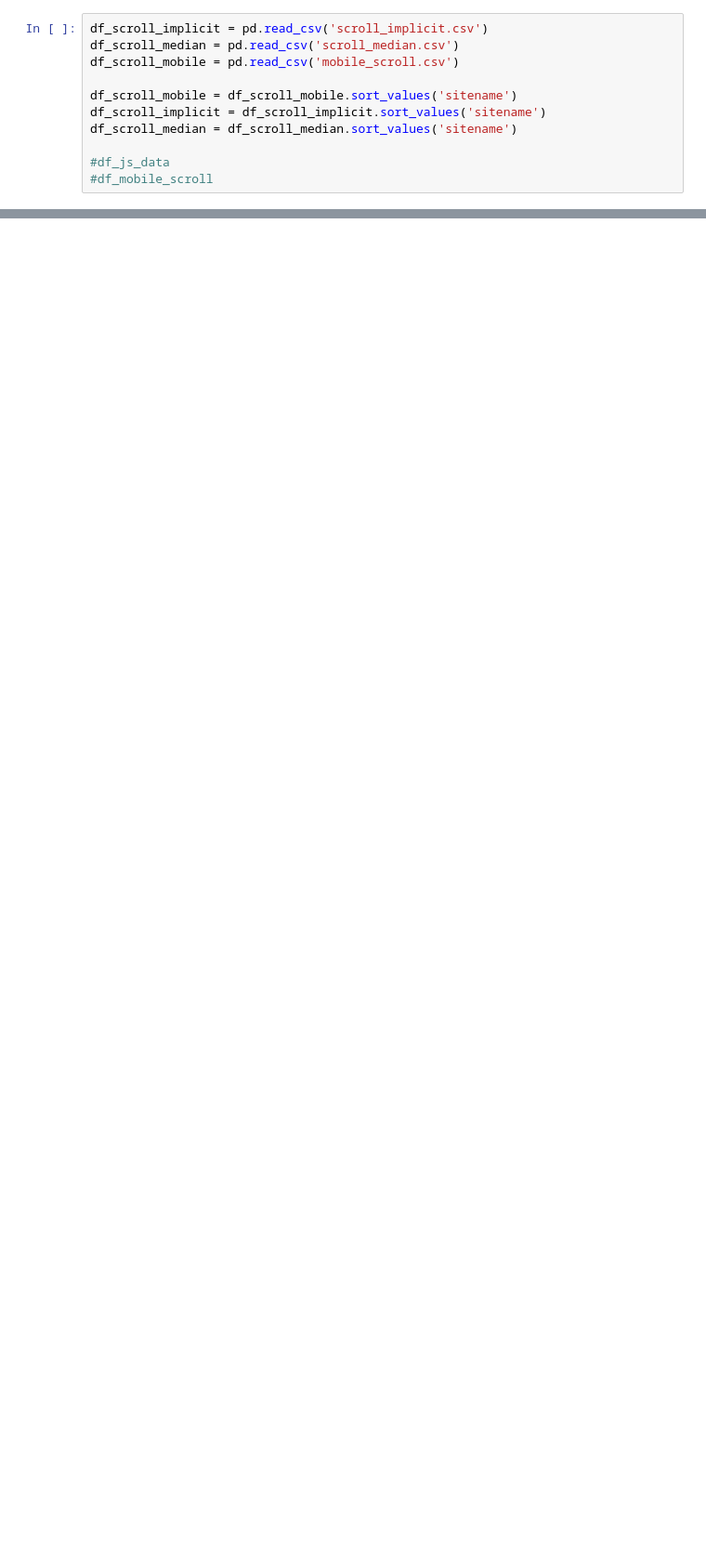
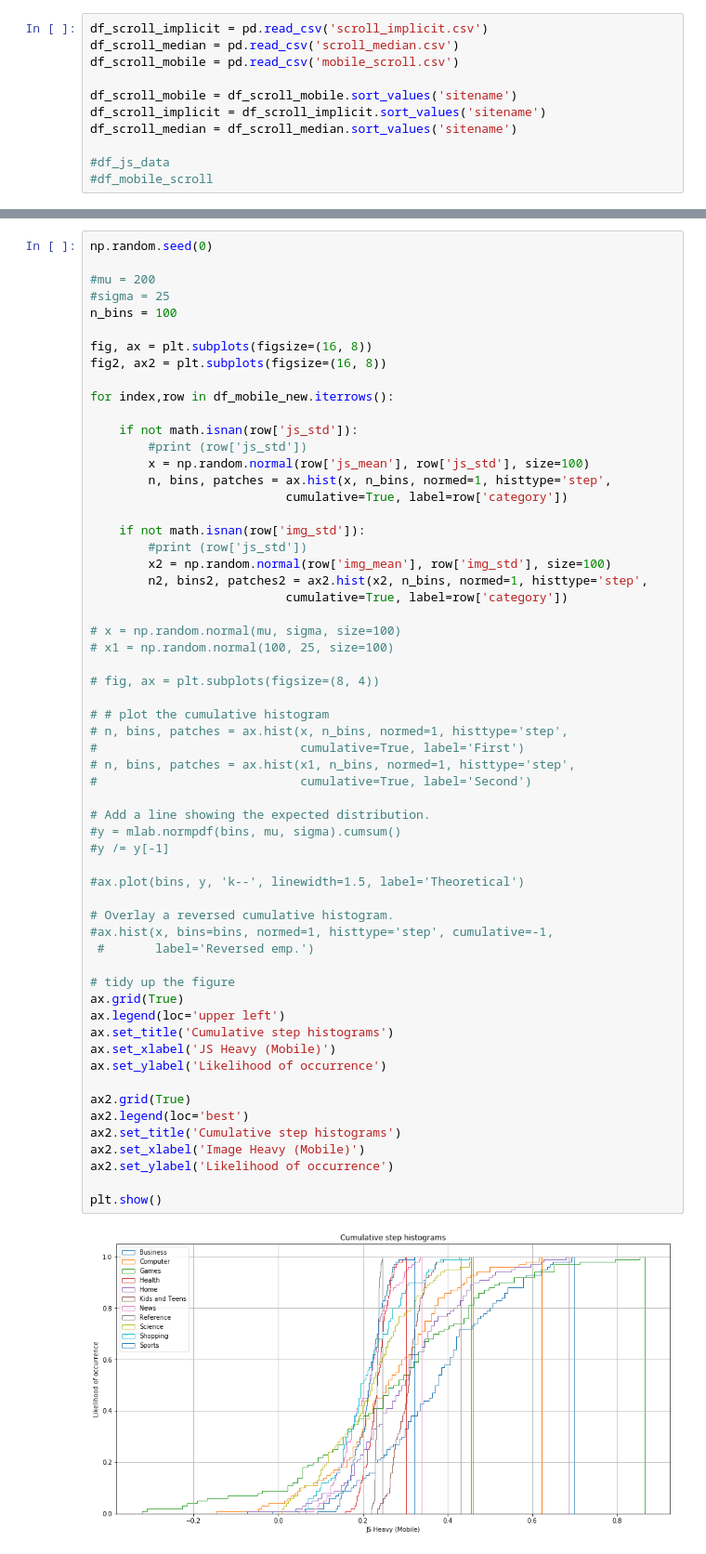
Before and after one commit to agarwal1510/webgaze-523, a Jupyter notebook: graphs.ipynb, the cells around one changed output, grey strips where cells are left out. Shown at 93% size. Saved outputs shown, nothing was run; the diff lists cells and outputs as text; blank space fills up the shorter version.

Commit message:
CDF added for mobile websites

```diff
--- a/graphs.ipynb
+++ b/graphs.ipynb
@@ -68,0 +198,61 @@ plt.show()
+# %%
+np.random.seed(0)
+
+#mu = 200
+#sigma = 25
+n_bins = 100
+
+fig, ax = plt.subplots(figsize=(16, 8))
+fig2, ax2 = plt.subplots(figsize=(16, 8))
+
+for index,row in df_mobile_new.iterrows():
+
+    if not math.isnan(row['js_std']):
+        #print (row['js_std'])
+        x = np.random.normal(row['js_mean'], row['js_std'], size=100)
+        n, bins, patches = ax.hist(x, n_bins, normed=1, histtype='step',
+                           cumulative=True, label=row['category'])
+
+    if not math.isnan(row['img_std']):
+        #print (row['js_std'])
+        x2 = np.random.normal(row['img_mean'], row['img_std'], size=100)
+        n2, bins2, patches2 = ax2.hist(x2, n_bins, normed=1, histtype='step',
+                           cumulative=True, label=row['category'])
+
+# x = np.random.normal(mu, sigma, size=100)
+# x1 = np.random.normal(100, 25, size=100)
+
+# fig, ax = plt.subplots(figsize=(8, 4))
+
+# # plot the cumulative histogram
+# n, bins, patches = ax.hist(x, n_bins, normed=1, histtype='step',
+#                            cumulative=True, label='First')
+# n, bins, patches = ax.hist(x1, n_bins, normed=1, histtype='step',
+#                            cumulative=True, label='Second')
+
+# Add a line showing the expected distribution.
+#y = mlab.normpdf(bins, mu, sigma).cumsum()
+#y /= y[-1]
+
+#ax.plot(bins, y, 'k--', linewidth=1.5, label='Theoretical')
+
+# Overlay a reversed cumulative histogram.
+#ax.hist(x, bins=bins, normed=1, histtype='step', cumulative=-1,
+ #       label='Reversed emp.')
+
+# tidy up the figure
+ax.grid(True)
+ax.legend(loc='upper left')
+ax.set_title('Cumulative step histograms')
+ax.set_xlabel('JS Heavy (Mobile)')
+ax.set_ylabel('Likelihood of occurrence')
+
+ax2.grid(True)
+ax2.legend(loc='best')
+ax2.set_title('Cumulative step histograms')
+ax2.set_xlabel('Image Heavy (Mobile)')
+ax2.set_ylabel('Likelihood of occurrence')
+
+plt.show()
+# %% [output]
+[figure, added]
```
Also changed, not shown: parts of 8 cells of this notebook, 4 other files.
